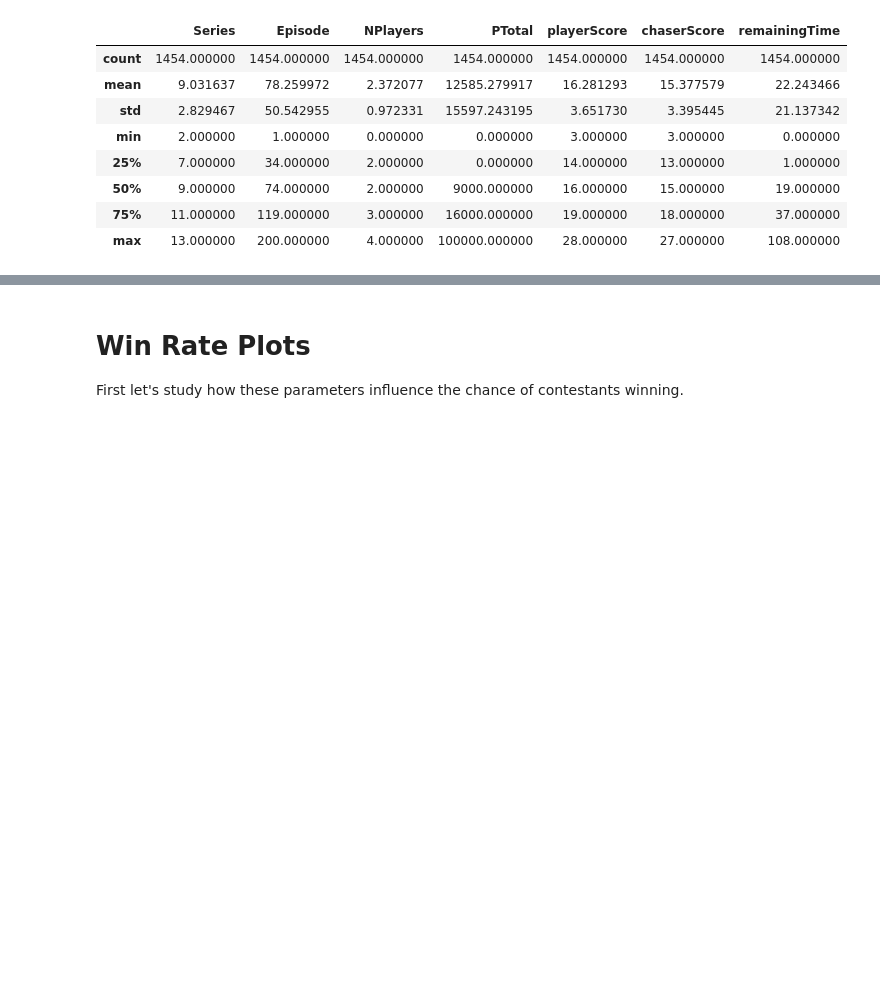
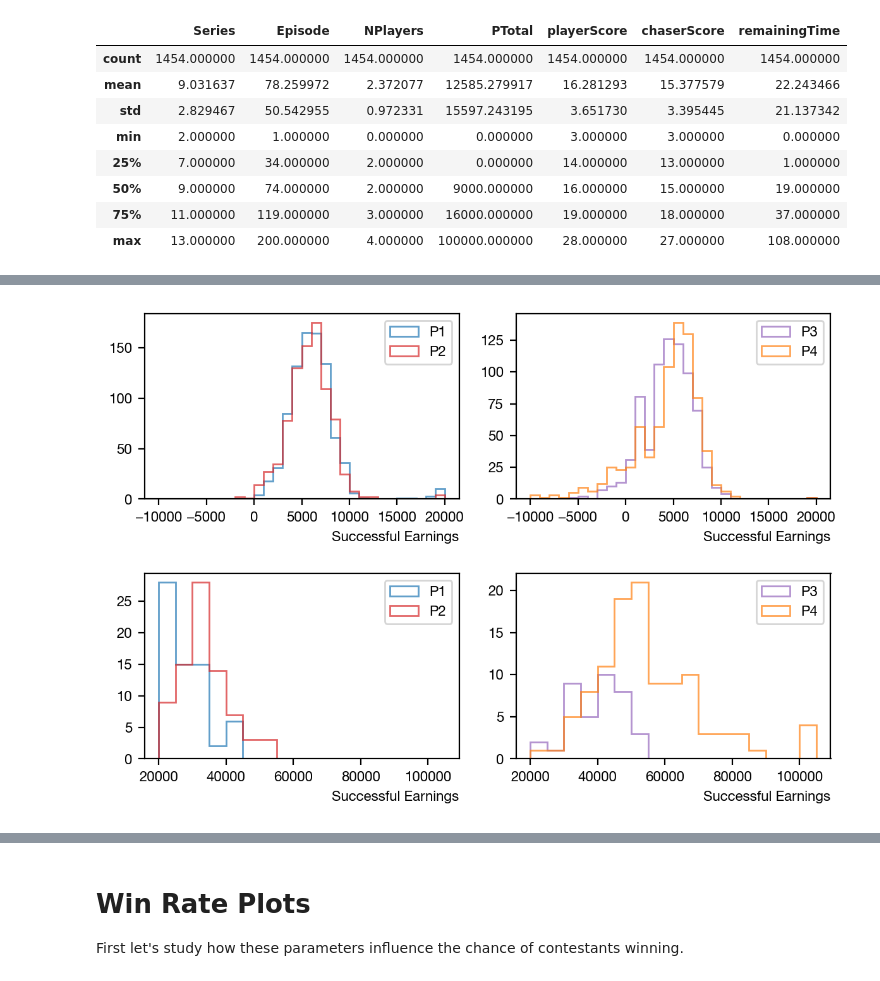
Before and after one commit to hjlyons/ClassicProjects, a Jupyter notebook: TheChase/Simple_EDA.ipynb, the cells around one changed output, grey strips where cells are left out. Cells and saved outputs as stored; diff of their text form; code cells hidden in the pictures; blank space fills up the shorter version.

Commit message:
Added Player Number EDA

```diff
--- a/TheChase/Simple_EDA.ipynb
+++ b/TheChase/Simple_EDA.ipynb
@@ -68,0 +97,33 @@ df.describe()
+# %%
+p_colours = {"P1": "tab:blue", "P2": "tab:red", "P3": "tab:purple", "P4": "tab:orange"}
+
+fig, ((ax1, ax2), (ax3, ax4)) = plt.subplots(2, 2, figsize=(6, 4))
+fig.tight_layout()
+fig.subplots_adjust(hspace=.4)
+
+binning_low = np.linspace(-10000,20000, 31)
+binning_high = np.linspace(20000,105000, 18)
+
+players = ["P1", "P2"]
+for p in players:
+    df[p][df[p] != "-"].astype(float).hist(bins=binning_low, label=p, histtype=u'step', alpha=0.7, ax=ax1, color=p_colours[p])
+    df[p][df[p] != "-"].astype(float).hist(bins=binning_high, label=p, histtype=u'step', alpha=0.7, ax=ax3, color=p_colours[p])
+
+players = ["P3", "P4"]
+for p in players:
+    df[p][df[p] != "-"].astype(float).hist(bins=binning_low, label=p, histtype=u'step', alpha=0.7, ax=ax2, color=p_colours[p])
+    df[p][df[p] != "-"].astype(float).hist(bins=binning_high, label=p, histtype=u'step', alpha=0.7, ax=ax4, color=p_colours[p])
+
+for a in [ax1, ax2, ax3, ax4]:
+    a.legend()
+    a.set_yscale('linear')
+    a.grid(b=False)
+    label = a.xaxis.get_label()
+    x_lab_pos, y_lab_pos = label.get_position()
+    label.set_position([1.0, x_lab_pos])
+    label.set_horizontalalignment('right')
+    a.xaxis.set_label(label)
+    a.set_xlabel("Successful Earnings")
+plt.show()
+# %% [output]
+[figure, added]
```
Also changed, not shown: parts of 5 cells of this notebook.
